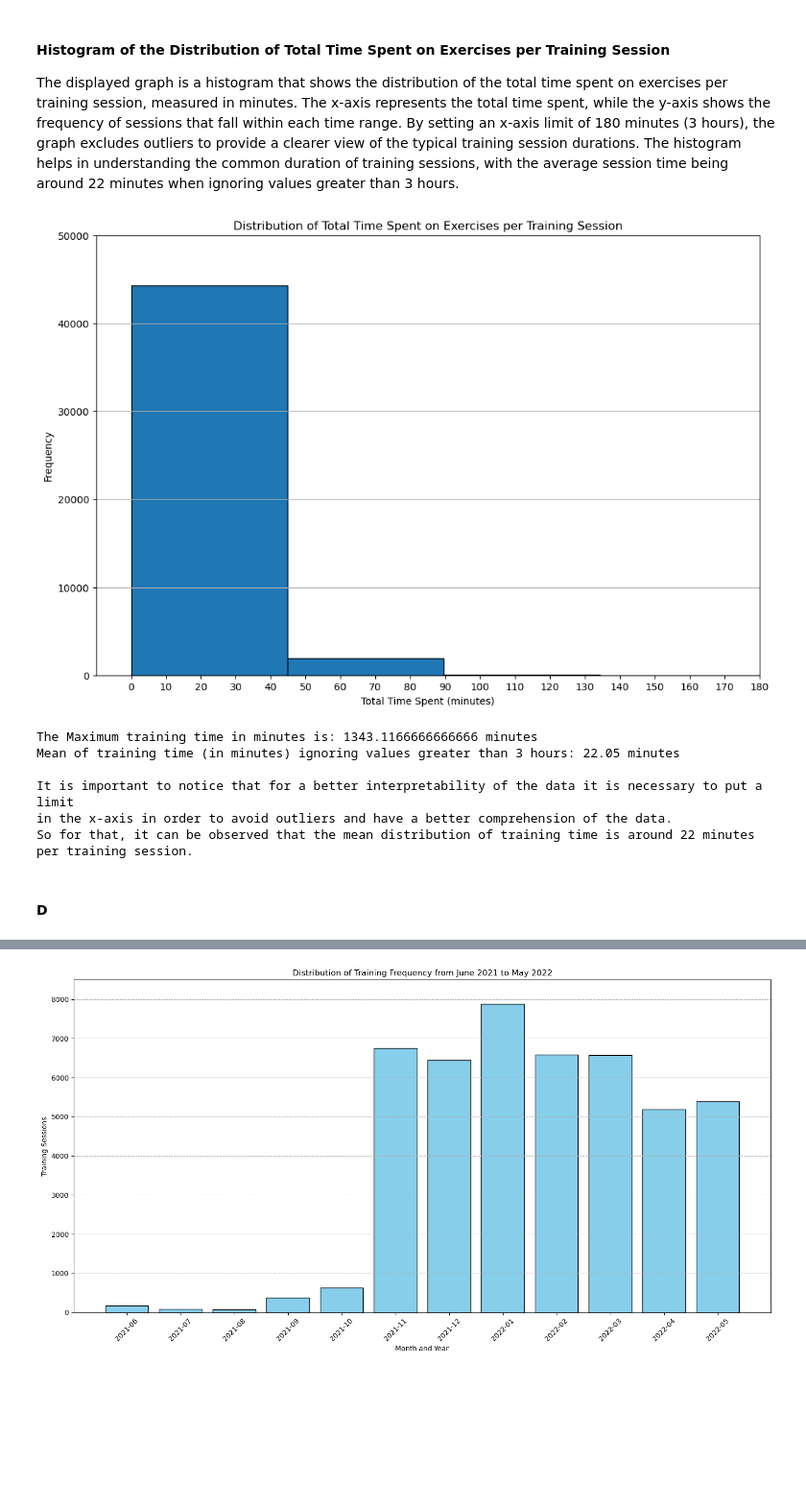
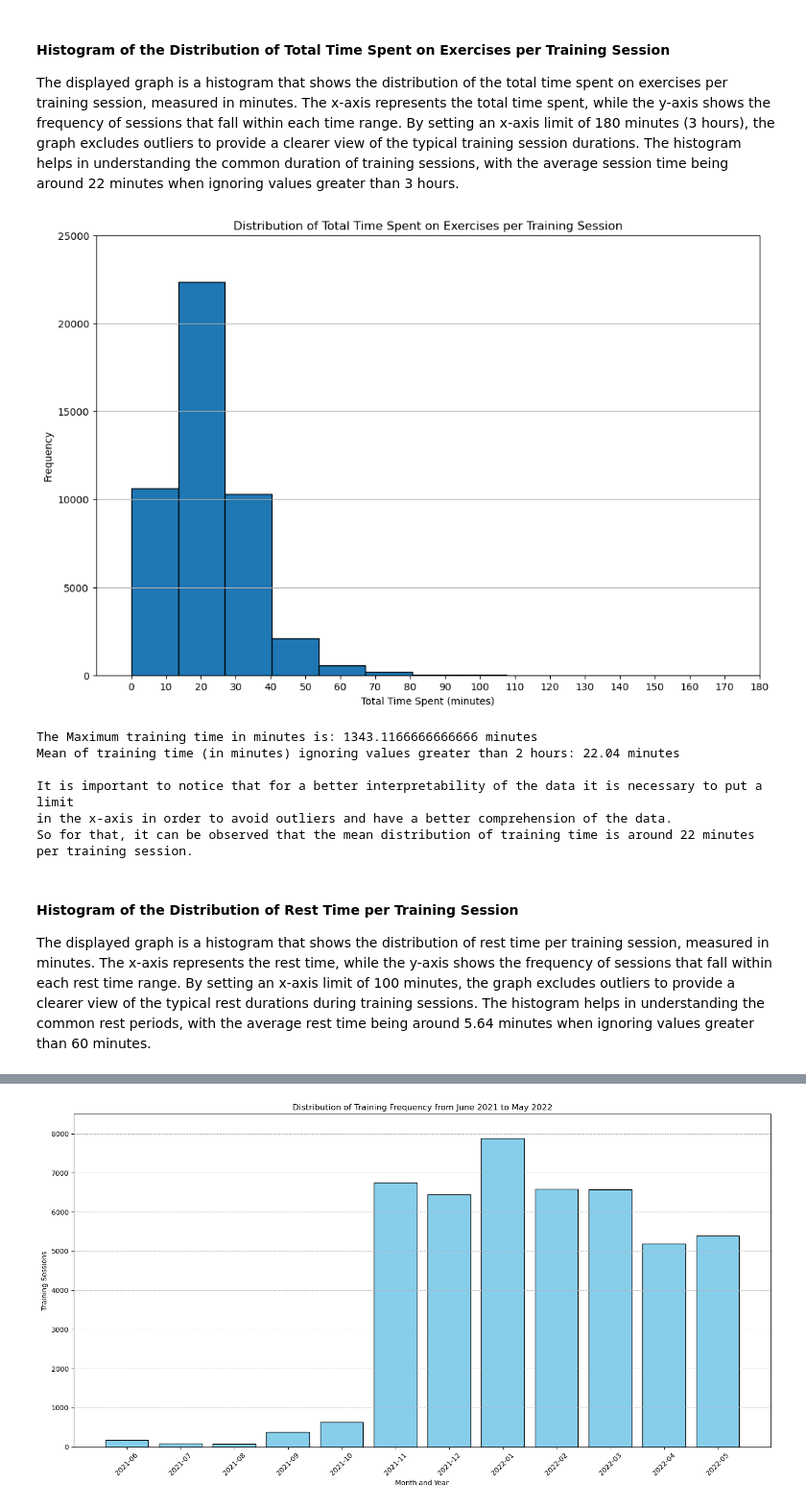
Before and after one commit to evidadeusto/mhunters, a Jupyter notebook: analysis_oscar_preprocessing/data_cleaning_dataframe_session_v0.ipynb, the cells around one changed output, grey strips where cells are left out. Shown at 96% size. Saved outputs shown, nothing was run; the diff lists cells and outputs as text; code cells hidden in the pictures; blank space fills up the shorter version.

```diff
--- a/analysis_oscar_preprocessing/data_cleaning_dataframe_session_v0.ipynb
+++ b/analysis_oscar_preprocessing/data_cleaning_dataframe_session_v0.ipynb
@@ -904,37 +904,39 @@ plt.show()
 The displayed graph is a histogram that shows the distribution of the total time spent on exercises per training session, measured in minutes. The x-axis represents the total time spent, while the y-axis shows the frequency of sessions that fall within each time range. By setting an x-axis limit of 180 minutes (3 hours), the graph excludes outliers to provide a clearer view of the typical training session durations. The histogram helps in understanding the common duration of training sessions, with the average session time being around 22 minutes when ignoring values greater than 3 hours.
 # %%
 plt.figure(figsize=(12, 8))
-plt.hist(df_series_recalculated['sum_of_time'] / 60, bins=30, edgecolor='black')
+plt.hist(df_series_recalculated['sum_of_time'] / 60, bins=100, edgecolor='black')
 plt.xlabel('Total Time Spent (minutes)')
 plt.ylabel('Frequency')
 plt.title('Distribution of Total Time Spent on Exercises per Training Session')
 
 max_time = df_series_recalculated['sum_of_time'].max() / 60
 plt.xticks(np.arange(0, max_time + 10, 10))
 
-plt.ylim(0, 50000)
+plt.ylim(0, 25000)
 plt.xlim(-10, 180)
 plt.grid(axis='y')
 plt.show()
 
 print(f'The Maximum training time in minutes is:', max_time, 'minutes')
 
-# Filter out rows where sum_of_time is greater than 180 minutes (3 hours)
-filtered_df = df_series_recalculated[df_series_recalculated['sum_of_time'] / 60 <= 180]
+# Filter out rows where sum_of_time is greater than 120 minutes (2 hours)
+filtered_df = df_series_recalculated[df_series_recalculated['sum_of_time'] / 60 <= 120]
 mean_sum_of_time = (filtered_df['sum_of_time'] / 60).mean()
 
-print(f'Mean of training time (in minutes) ignoring values greater than 3 hours: {mean_sum_of_time:.2f} minutes')
+print(f'Mean of training time (in minutes) ignoring values greater than 2 hours: {mean_sum_of_time:.2f} minutes')
 
 print('\nIt is important to notice that for a better interpretability of the data it is necessary to put a limit \nin the x-axis in order to avoid outliers and have a better comprehension of the data. \nSo for that, it can be observed that the mean distribution of training time is around 22 minutes per training session.')
 # %% [output]
-[figure, old version]
+[figure, new version]
 The Maximum training time in minutes is: 1343.1166666666666 minutes
-Mean of training time (in minutes) ignoring values greater than 3 hours: 22.05 minutes
+Mean of training time (in minutes) ignoring values greater than 2 hours: 22.04 minutes
 
 It is important to notice that for a better interpretability of the data it is necessary to put a limit
 in the x-axis in order to avoid outliers and have a better comprehension of the data.
 So for that, it can be observed that the mean distribution of training time is around 22 minutes per training session.
-# %% [markdown]
-#### D
+# %% [markdown]
+#### Histogram of the Distribution of Rest Time per Training Session
+
+The displayed graph is a histogram that shows the distribution of rest time per training session, measured in minutes. The x-axis represents the rest time, while the y-axis shows the frequency of sessions that fall within each rest time range. By setting an x-axis limit of 100 minutes, the graph excludes outliers to provide a clearer view of the typical rest durations during training sessions. The histogram helps in understanding the common rest periods, with the average rest time being around 5.64 minutes when ignoring values greater than 60 minutes.
 # %%
 plt.figure(figsize=(12, 8))
```
Also changed, not shown: parts of 10 cells of this notebook.
